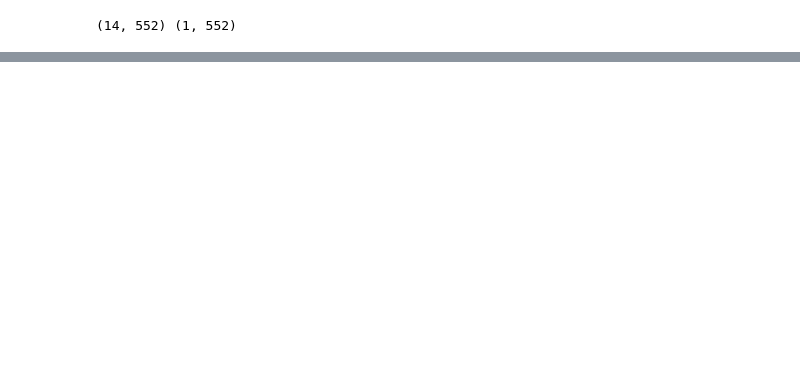
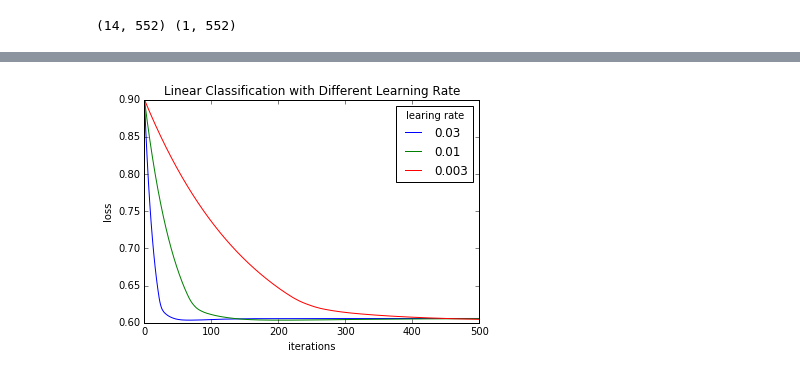
Before and after one commit to nopyhe/ML2017-lab-01, a Jupyter notebook: ClassificationExperiment.ipynb, the cells around one changed output, grey strips where cells are left out. Cells and saved outputs as stored; diff of their text form; code cells hidden in the pictures; blank space fills up the shorter version.

```diff
--- a/ClassificationExperiment.ipynb
+++ b/ClassificationExperiment.ipynb
@@ -138,0 +164,28 @@ plt.show()
+# %%
+_, _, _, loss_learning_rate_003, _, _ = model(X_train, y_train, X_val, y_val, num_iterations=500, learning_rate=0.03)
+_, _, _, loss_learning_rate_001, _, _ = model(X_train, y_train, X_val, y_val, num_iterations=500, learning_rate=0.01)
+_, _, _, loss_learning_rate_0003, _, _ = model(X_train, y_train, X_val, y_val, num_iterations=500, learning_rate=0.003)
+# _,_,_,loss_learning_rate_0001,_,_ = model(X_train,y_train,X_val,y_val,num_iterations = 500,learning_rate = 0.001)
+# _,_,_,loss_learning_rate_00003,_,_ = model(X_train,y_train,X_val,y_val,num_iterations = 500,learning_rate = 0.0003)
+# _,_,_,loss_learning_rate_00001,_,_ = model(X_train,y_train,X_val,y_val,learning_rate = 0.0001)
+# _,_,_,loss_learning_rate_000003,_,_ = model(X_train,y_train,X_val,y_val,learning_rate = 0.00003)
+# _,_,_,loss_learning_rate_000001,_,_ = model(X_train,y_train,X_val,y_val,learning_rate = 0.00001)
+# %%
+plt.plot(loss_learning_rate_003, label='0.03')
+plt.plot(loss_learning_rate_001, label='0.01')
+plt.plot(loss_learning_rate_0003, label='0.003')
+# plt.plot(loss_learning_rate_0001, label='0.001')
+# plt.plot(loss_learning_rate_00003, label='0.0003')
+# plt.plot(loss_learning_rate_00001, label='0.0001')
+# plt.plot(loss_learning_rate_000003, label='0.00003')
+# plt.plot(loss_learning_rate_000001, label='0.00001')
+
+plt.legend(title='learing rate')
+# plt.axis([0,200,0,1500])
+plt.ylabel('loss')
+plt.xlabel('iterations')
+plt.title('Linear Classification with Different Learning Rate')
+# plt.show()
+plt.savefig('linear_classification_loss_with_different_learning_rate.eps', format='eps', dpi=1000)
+# %% [output]
+[figure, added]
```
Also changed, not shown: parts of 10 cells of this notebook, 5 other files.
